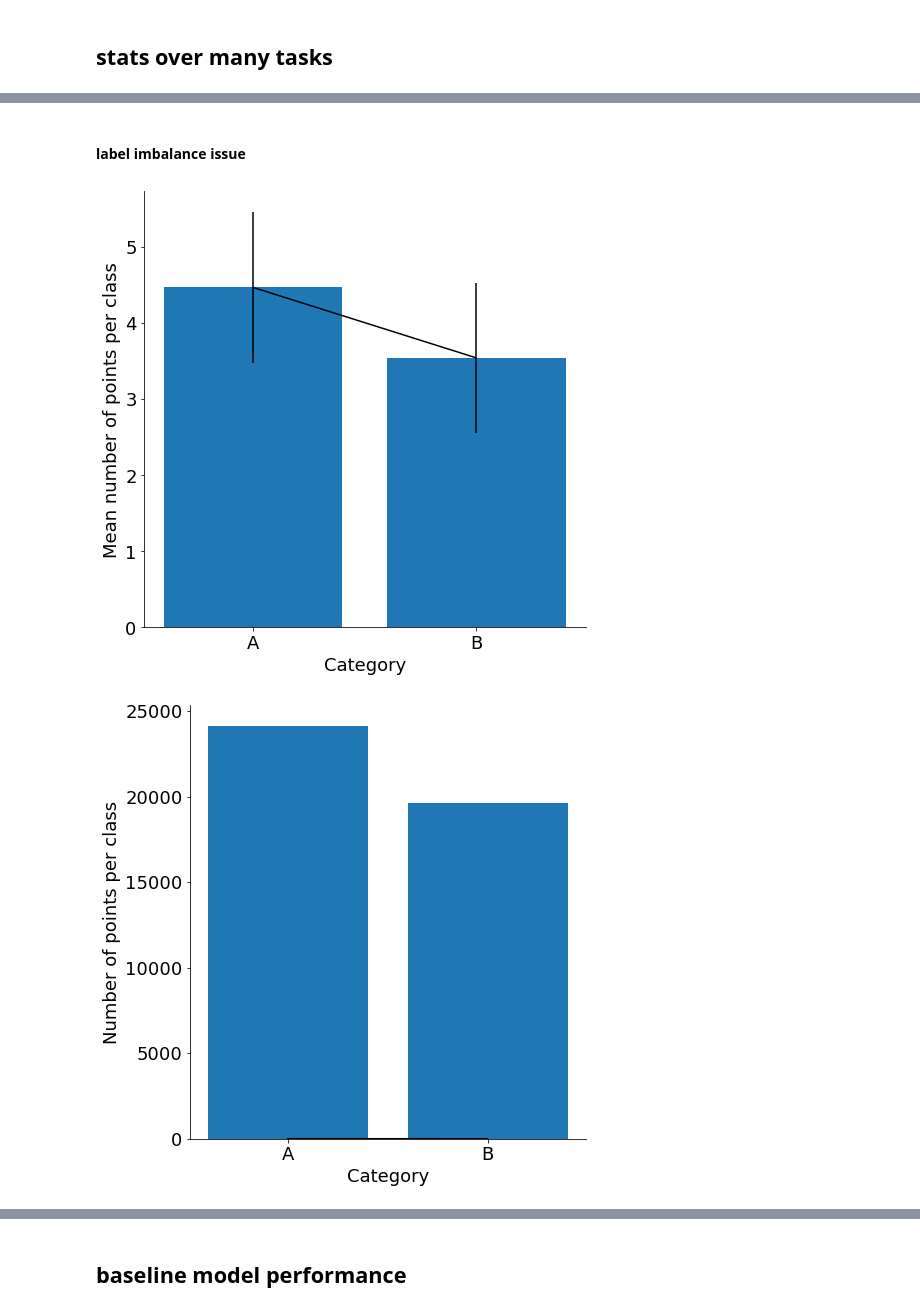
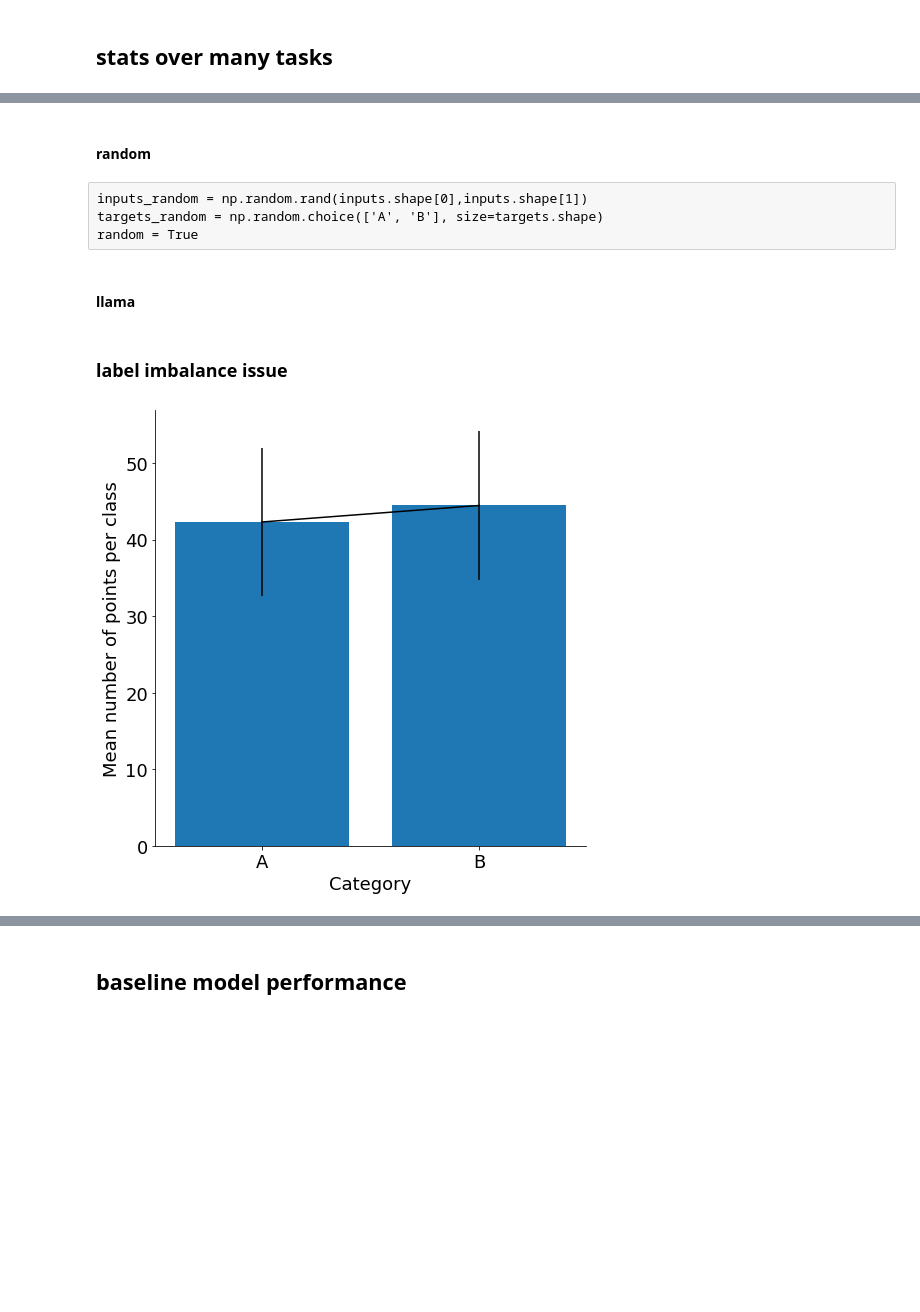
Before and after one commit to akjagadish/vanilla-llama, a Jupyter notebook: categorisation/notebooks/llms.ipynb, the cells around one changed output, grey strips where cells are left out. Drawn from its saved outputs; the diff is of its cells as text; code cells hidden in the pictures; blank space fills up the shorter version.

```diff
--- a/categorisation/notebooks/llms.ipynb
+++ b/categorisation/notebooks/llms.ipynb
@@ -25,5 +28,11 @@ import numpy as np
+# %%
+NUM_DATA=100
 # %%
-llama_gen_tasks = pd.read_csv('../data/llama_generated_tasks_params65B_dim3_data8_tasks14500.csv')#temp/llama_generated_tasks_params65B_dim3_data8_tasks500_run0_procid0.csv')
+llama_gen_tasks = pd.read_csv('../data/gpt3_generated_tasks_paramsNA_dim3_data100_tasks130.csv')#temp/llama_generated_tasks_params65B_dim3_data8_tasks500_run0_procid0.csv')
 llama_gen_tasks = llama_gen_tasks.query('target == "A" or target == "B"')
+llama_gen_tasks = llama_gen_tasks[llama_gen_tasks.trial_id<NUM_DATA]
 inputs = np.stack([eval(val)  for val in llama_gen_tasks.input.values])
 targets = np.stack([val  for val in llama_gen_tasks.target.values])
+num_tasks = llama_gen_tasks.task_id.max()+1
+expected_number_points = np.array([llama_gen_tasks[llama_gen_tasks.task_id==ii].trial_id.max()+1 for ii in np.arange(num_tasks)]).mean()
+llama=False
@@ -46,2 +317,10 @@ llama_gen_tasks
+# %% [markdown]
+#### random
+# %% [raw]
+inputs_random = np.random.rand(inputs.shape[0],inputs.shape[1])
+targets_random = np.random.choice(['A', 'B'], size=targets.shape)
+random = True
+# %% [markdown]
+#### llama
 # %% [markdown]
-#### label imbalance issue
+### label imbalance issue
@@ -50,31 +327,18 @@ num_targets = np.stack([(llama_gen_tasks[llama_gen_tasks.task_id==task_id].targe
 # %%
+num_targets = np.stack([(llama_gen_tasks[llama_gen_tasks.task_id==task_id].target=='A').sum() for task_id in llama_gen_tasks.task_id.unique()])
+
 f, ax = plt.subplots(1, 1, figsize=(7,7))
 
-ax.bar(['A','B'], [num_targets.mean(), 8-num_targets.mean()])
-ax.errorbar(['A','B'], [num_targets.mean(), 8-num_targets.mean()], yerr=[num_targets.std(), num_targets.std()], c='k')
+ax.bar(['A','B'], [num_targets.mean(), expected_number_points-num_targets.mean()])
+ax.errorbar(['A','B'], [num_targets.mean(), expected_number_points-num_targets.mean()], yerr=[num_targets.std(), num_targets.std()], c='k')
 #plt.legend(fontsize=FONTSIZE-5,  loc="upper center", bbox_to_anchor=(.45, 1.1), ncol=3, frameon=True)
 ax.set_ylabel('Mean number of points per class', fontsize=FONTSIZE-2)
 ax.set_xlabel('Category', fontsize=FONTSIZE-2) #$a_{name_trials}$
 plt.xticks(fontsize=FONTSIZE-2)
 plt.yticks(fontsize=FONTSIZE-2)
 sns.despine()
 f.tight_layout()
 plt.show()
 # %% [output]
-[figure, old version]
+[figure, new version]
-# %%
-f, ax = plt.subplots(1, 1, figsize=(7,7))
-
-ax.bar(['A','B'], [a_counts.sum(), b_counts.sum()])
-ax.errorbar(['A','B'], [num_targets.mean(), 8-num_targets.mean()], yerr=[num_targets.std(), num_targets.std()], c='k')
-#plt.legend(fontsize=FONTSIZE-5,  loc="upper center", bbox_to_anchor=(.45, 1.1), ncol=3, frameon=True)
-ax.set_ylabel('Number of points per class', fontsize=FONTSIZE-2)
-ax.set_xlabel('Category', fontsize=FONTSIZE-2) #$a_{name_trials}$
-plt.xticks(fontsize=FONTSIZE-2)
-plt.yticks(fontsize=FONTSIZE-2)
-sns.despine()
-f.tight_layout()
-plt.show()
-# %% [output]
-[figure, removed]
 # %%
```
Also changed, not shown: parts of 47 cells of this notebook, 2 other files.
